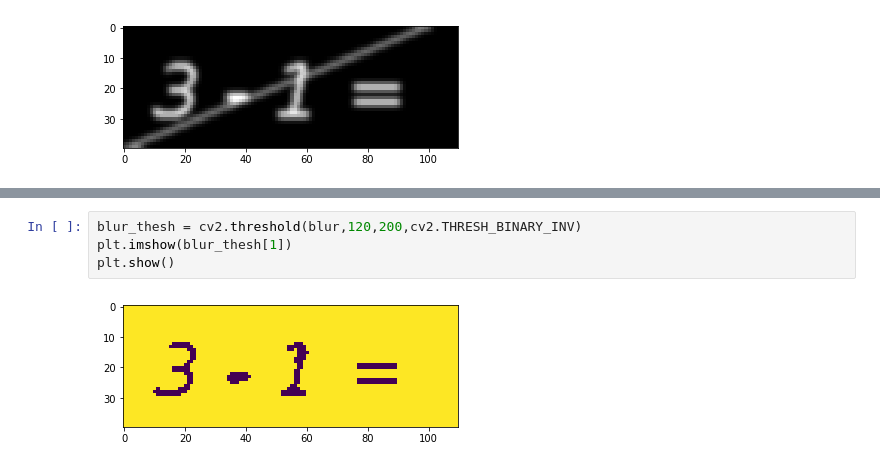
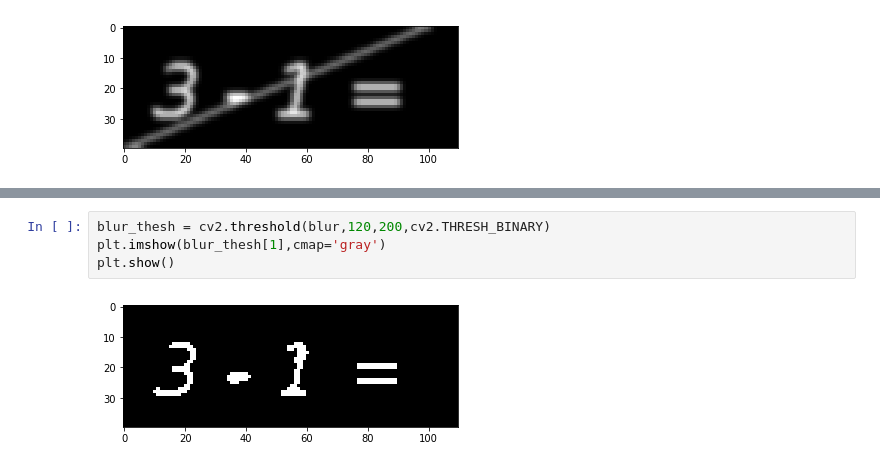
Before and after one commit to Jimut123/CAPTCHA, a Jupyter notebook: pyfiles/JAM/blur_thresh.ipynb, the cells around one changed output, grey strips where cells are left out. Saved outputs shown, nothing was run; the diff lists cells and outputs as text.

Commit message:
plots made

```diff
--- a/pyfiles/JAM/blur_thresh.ipynb
+++ b/pyfiles/JAM/blur_thresh.ipynb
@@ -25,6 +39,6 @@ plt.show()
 # %%
-blur_thesh = cv2.threshold(blur,120,200,cv2.THRESH_BINARY_INV)
-plt.imshow(blur_thesh[1])
+blur_thesh = cv2.threshold(blur,120,200,cv2.THRESH_BINARY)
+plt.imshow(blur_thesh[1],cmap='gray')
 plt.show()
 # %% [output]
-[figure, old version]
+[figure, new version]
```
Also changed, not shown: parts of 3 cells of this notebook, 9 other files.
